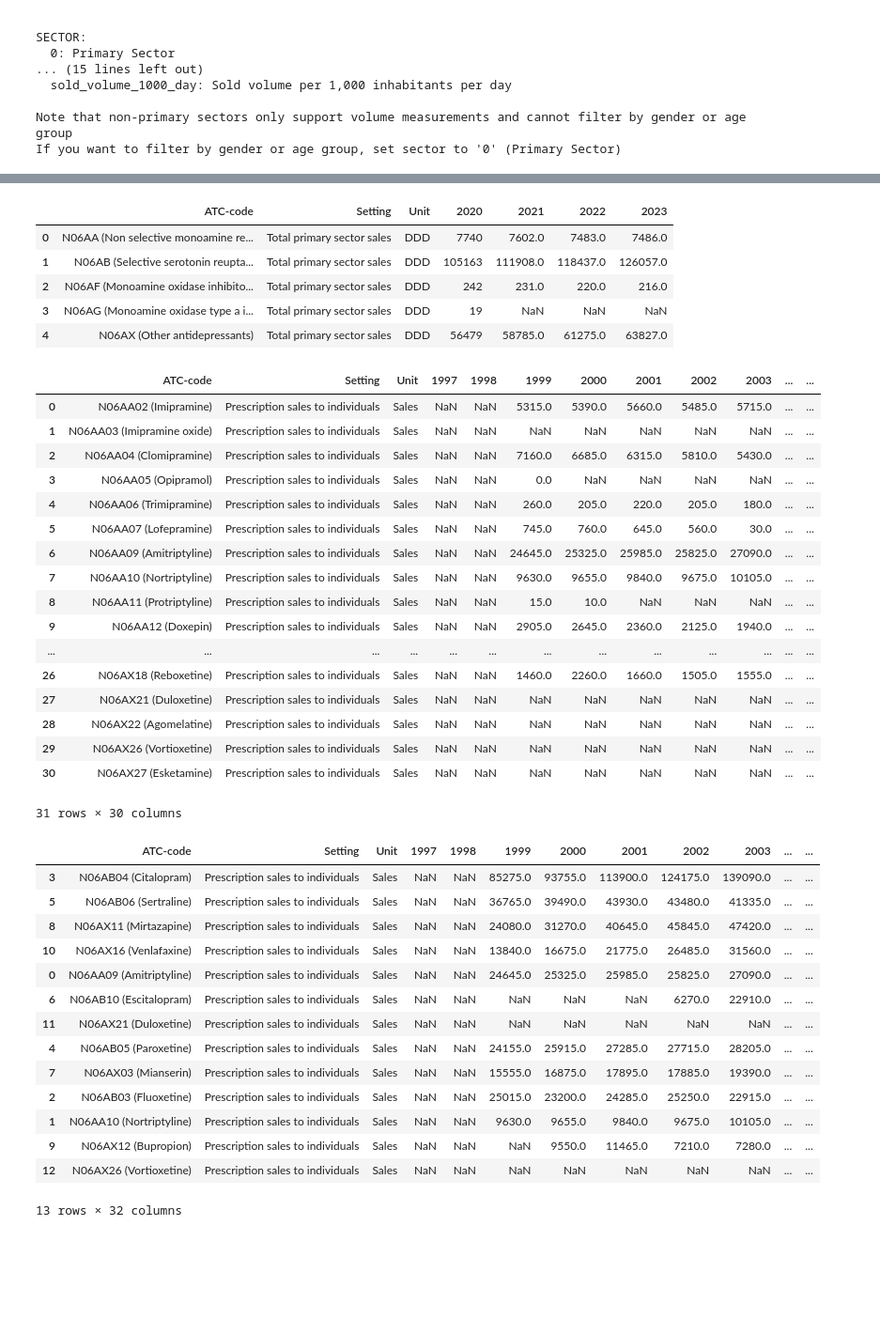
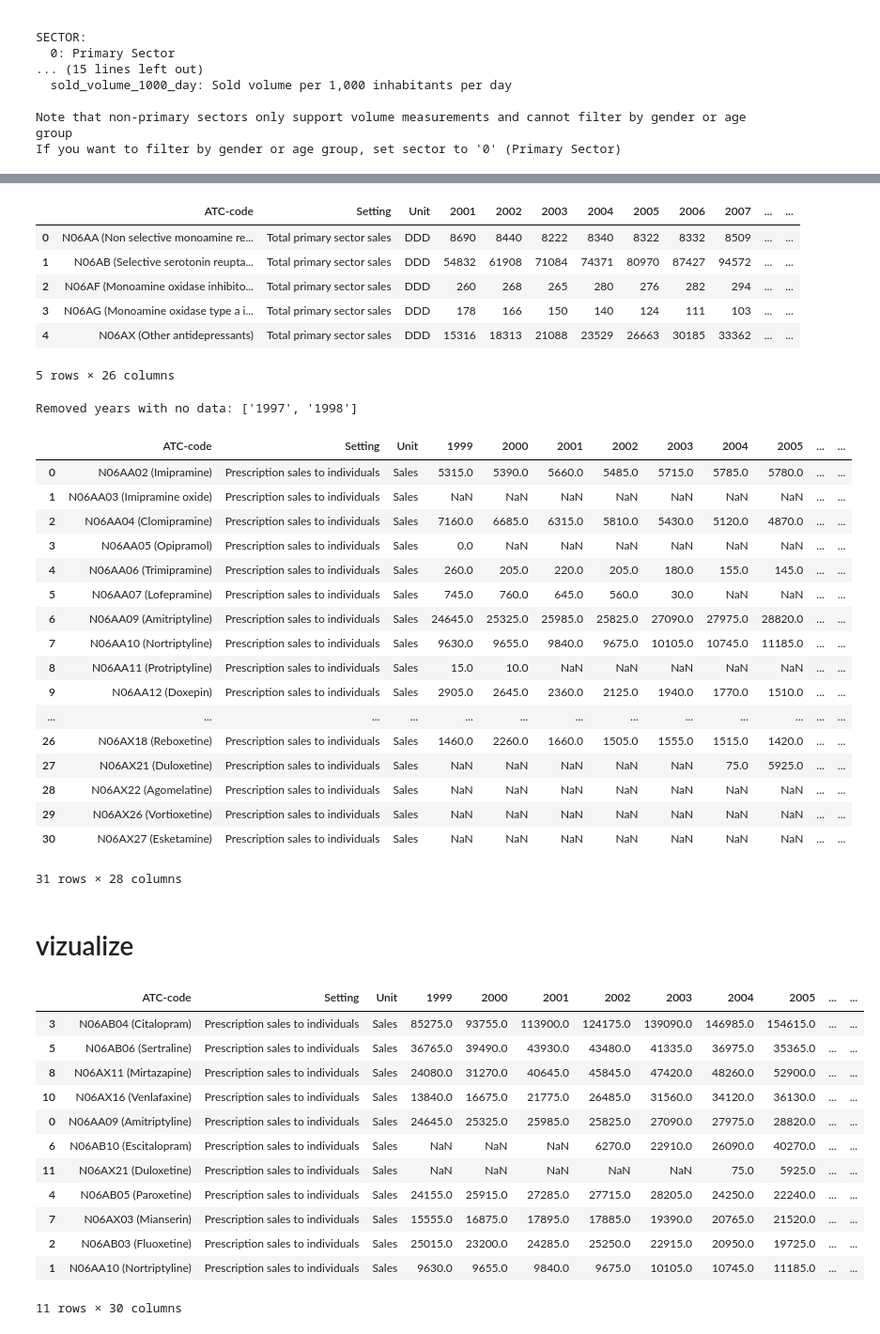
Before and after one commit to jarolim14/MedStatViz, a Jupyter notebook: ExampleUsage.ipynb, the cells around one changed output, grey strips where cells are left out. Shown at 94% size. Saved outputs shown, nothing was run; the diff lists cells and outputs as text; code cells hidden in the pictures; blank space fills up the shorter version.

```diff
--- a/ExampleUsage.ipynb
+++ b/ExampleUsage.ipynb
@@ -58,7 +61,7 @@ SECTOR:
 Note that non-primary sectors only support volume measurements and cannot filter by gender or age group
 If you want to filter by gender or age group, set sector to '0' (Primary Sector)
 # %%
-years = [str(year) for year in range(2020, 2024)]
+years = [str(year) for year in range(2001, 2024)]
 
 medstat_url_volume = generator.generate_url(
     n06a_cats,
@@ -152,12 +155,13 @@ except Exception as e:
 
 df
 # %% [output]
-|  | ATC-code | Setting | Unit | 2020 | 2021 | 2022 | 2023 |
-| 0 | N06AA (Non selective monoamine re... | Total primary sector sales | DDD | 7740 | 7602.0 | 7483.0 | 7486.0 |
-| 1 | N06AB (Selective serotonin reupta... | Total primary sector sales | DDD | 105163 | 111908.0 | 118437.0 | 126057.0 |
-| 2 | N06AF (Monoamine oxidase inhibito... | Total primary sector sales | DDD | 242 | 231.0 | 220.0 | 216.0 |
-| 3 | N06AG (Monoamine oxidase type a i... | Total primary sector sales | DDD | 19 | NaN | NaN | NaN |
-| 4 | N06AX (Other antidepressants) | Total primary sector sales | DDD | 56479 | 58785.0 | 61275.0 | 63827.0 |
+|  | ATC-code | Setting | Unit | 2001 | 2002 | 2003 | 2004 | 2005 | 2006 | 2007 | ... | ... |
+| 0 | N06AA (Non selective monoamine re... | Total primary sector sales | DDD | 8690 | 8440 | 8222 | 8340 | 8322 | 8332 | 8509 | ... | ... |
+| 1 | N06AB (Selective serotonin reupta... | Total primary sector sales | DDD | 54832 | 61908 | 71084 | 74371 | 80970 | 87427 | 94572 | ... | ... |
+| 2 | N06AF (Monoamine oxidase inhibito... | Total primary sector sales | DDD | 260 | 268 | 265 | 280 | 276 | 282 | 294 | ... | ... |
+| 3 | N06AG (Monoamine oxidase type a i... | Total primary sector sales | DDD | 178 | 166 | 150 | 140 | 124 | 111 | 103 | ... | ... |
+| 4 | N06AX (Other antidepressants) | Total primary sector sales | DDD | 15316 | 18313 | 21088 | 23529 | 26663 | 30185 | 33362 | ... | ... |
+5 rows × 26 columns
 # %%
 urls = [
     medstat_url_volume,
@@ -187,24 +191,26 @@ for i, url in enumerate(urls):
     # Format the parsed data into a DataFrame
     df = scraper.format_dataframe()
     table_data_dict[urls_strings[i]] = df
+# %% [output]
+Removed years with no data: ['1997', '1998']
 # %%
 table_data_dict["medstat_url_all_years_all_atc"]
 # %% [output]
-|  | ATC-code | Setting | Unit | 1997 | 1998 | 1999 | 2000 | 2001 | 2002 | 2003 | ... | ... |
-| 0 | N06AA02 (Imipramine) | Prescription sales to individuals | Sales | NaN | NaN | 5315.0 | 5390.0 | 5660.0 | 5485.0 | 5715.0 | ... | ... |
+|  | ATC-code | Setting | Unit | 1999 | 2000 | 2001 | 2002 | 2003 | 2004 | 2005 | ... | ... |
+| 0 | N06AA02 (Imipramine) | Prescription sales to individuals | Sales | 5315.0 | 5390.0 | 5660.0 | 5485.0 | 5715.0 | 5785.0 | 5780.0 | ... | ... |
 | 1 | N06AA03 (Imipramine oxide) | Prescription sales to individuals | Sales | NaN | NaN | NaN | NaN | NaN | NaN | NaN | ... | ... |
-| 2 | N06AA04 (Clomipramine) | Prescription sales to individuals | Sales | NaN | NaN | 7160.0 | 6685.0 | 6315.0 | 5810.0 | 5430.0 | ... | ... |
-| 3 | N06AA05 (Opipramol) | Prescription sales to individuals | Sales | NaN | NaN | 0.0 | NaN | NaN | NaN | NaN | ... | ... |
-| 4 | N06AA06 (Trimipramine) | Prescription sales to individuals | Sales | NaN | NaN | 260.0 | 205.0 | 220.0 | 205.0 | 180.0 | ... | ... |
-| 5 | N06AA07 (Lofepramine) | Prescription sales to individuals | Sales | NaN | NaN | 745.0 | 760.0 | 645.0 | 560.0 | 30.0 | ... | ... |
-| 6 | N06AA09 (Amitriptyline) | Prescription sales to individuals | Sales | NaN | NaN | 24645.0 | 25325.0 | 25985.0 | 25825.0 | 27090.0 | ... | ... |
-| 7 | N06AA10 (Nortriptyline) | Prescription sales to individuals | Sales | NaN | NaN | 9630.0 | 9655.0 | 9840.0 | 9675.0 | 10105.0 | ... | ... |
-| 8 | N06AA11 (Protriptyline) | Prescription sales to individuals | Sales | NaN | NaN | 15.0 | 10.0 | NaN | NaN | NaN | ... | ... |
-| 9 | N06AA12 (Doxepin) | Prescription sales to individuals | Sales | NaN | NaN | 2905.0 | 2645.0 | 2360.0 | 2125.0 | 1940.0 | ... | ... |
+| 2 | N06AA04 (Clomipramine) | Prescription sales to individuals | Sales | 7160.0 | 6685.0 | 6315.0 | 5810.0 | 5430.0 | 5120.0 | 4870.0 | ... | ... |
+| 3 | N06AA05 (Opipramol) | Prescription sales to individuals | Sales | 0.0 | NaN | NaN | NaN | NaN | NaN | NaN | ... | ... |
+| 4 | N06AA06 (Trimipramine) | Prescription sales to individuals | Sales | 260.0 | 205.0 | 220.0 | 205.0 | 180.0 | 155.0 | 145.0 | ... | ... |
+| 5 | N06AA07 (Lofepramine) | Prescription sales to individuals | Sales | 745.0 | 760.0 | 645.0 | 560.0 | 30.0 | NaN | NaN | ... | ... |
+| 6 | N06AA09 (Amitriptyline) | Prescription sales to individuals | Sales | 24645.0 | 25325.0 | 25985.0 | 25825.0 | 27090.0 | 27975.0 | 28820.0 | ... | ... |
+| 7 | N06AA10 (Nortriptyline) | Prescription sales to individuals | Sales | 9630.0 | 9655.0 | 9840.0 | 9675.0 | 10105.0 | 10745.0 | 11185.0 | ... | ... |
+| 8 | N06AA11 (Protriptyline) | Prescription sales to individuals | Sales | 15.0 | 10.0 | NaN | NaN | NaN | NaN | NaN | ... | ... |
+| 9 | N06AA12 (Doxepin) | Prescription sales to individuals | Sales | 2905.0 | 2645.0 | 2360.0 | 2125.0 | 1940.0 | 1770.0 | 1510.0 | ... | ... |
 | ... | ... | ... | ... | ... | ... | ... | ... | ... | ... | ... | ... | ... |
-| 26 | N06AX18 (Reboxetine) | Prescription sales to individuals | Sales | NaN | NaN | 1460.0 | 2260.0 | 1660.0 | 1505.0 | 1555.0 | ... | ... |
-| 27 | N06AX21 (Duloxetine) | Prescription sales to individuals | Sales | NaN | NaN | NaN | NaN | NaN | NaN | NaN | ... | ... |
+| 26 | N06AX18 (Reboxetine) | Prescription sales to individuals | Sales | 1460.0 | 2260.0 | 1660.0 | 1505.0 | 1555.0 | 1515.0 | 1420.0 | ... | ... |
+| 27 | N06AX21 (Duloxetine) | Prescription sales to individuals | Sales | NaN | NaN | NaN | NaN | NaN | 75.0 | 5925.0 | ... | ... |
 | 28 | N06AX22 (Agomelatine) | Prescription sales to individuals | Sales | NaN | NaN | NaN | NaN | NaN | NaN | NaN | ... | ... |
 | 29 | N06AX26 (Vortioxetine) | Prescription sales to individuals | Sales | NaN | NaN | NaN | NaN | NaN | NaN | NaN | ... | ... |
 | 30 | N06AX27 (Esketamine) | Prescription sales to individuals | Sales | NaN | NaN | NaN | NaN | NaN | NaN | NaN | ... | ... |
-31 rows × 30 columns
+31 rows × 28 columns
@@ -213,28 +217,28 @@ table_data_dict["medstat_url_all_years_all_atc"]
+# %% [markdown]
+# vizualize
 # %%
 # remove rows where max value is below 10000
 df = table_data_dict["medstat_url_all_years_all_atc"]
 year_cols = [col for col in df.columns if col.isdigit()]
 df["max_value"] = df[year_cols].max(axis=1)
 df["sum_value"] = df[year_cols].sum(axis=1)
 df = df[df["max_value"] > 10000].reset_index(drop=True)
 df.sort_values("sum_value", ascending=False, inplace=True)
-df
+df.head(11)
 # %% [output]
-|  | ATC-code | Setting | Unit | 1997 | 1998 | 1999 | 2000 | 2001 | 2002 | 2003 | ... | ... |
-| 3 | N06AB04 (Citalopram) | Prescription sales to individuals | Sales | NaN | NaN | 85275.0 | 93755.0 | 113900.0 | 124175.0 | 139090.0 | ... | ... |
-| 5 | N06AB06 (Sertraline) | Prescription sales to individuals | Sales | NaN | NaN | 36765.0 | 39490.0 | 43930.0 | 43480.0 | 41335.0 | ... | ... |
-| 8 | N06AX11 (Mirtazapine) | Prescription sales to individuals | Sales | NaN | NaN | 24080.0 | 31270.0 | 40645.0 | 45845.0 | 47420.0 | ... | ... |
-| 10 | N06AX16 (Venlafaxine) | Prescription sales to individuals | Sales | NaN | NaN | 13840.0 | 16675.0 | 21775.0 | 26485.0 | 31560.0 | ... | ... |
-| 0 | N06AA09 (Amitriptyline) | Prescription sales to individuals | Sales | NaN | NaN | 24645.0 | 25325.0 | 25985.0 | 25825.0 | 27090.0 | ... | ... |
-| 6 | N06AB10 (Escitalopram) | Prescription sales to individuals | Sales | NaN | NaN | NaN | NaN | NaN | 6270.0 | 22910.0 | ... | ... |
-| 11 | N06AX21 (Duloxetine) | Prescription sales to individuals | Sales | NaN | NaN | NaN | NaN | NaN | NaN | NaN | ... | ... |
-| 4 | N06AB05 (Paroxetine) | Prescription sales to individuals | Sales | NaN | NaN | 24155.0 | 25915.0 | 27285.0 | 27715.0 | 28205.0 | ... | ... |
-| 7 | N06AX03 (Mianserin) | Prescription sales to individuals | Sales | NaN | NaN | 15555.0 | 16875.0 | 17895.0 | 17885.0 | 19390.0 | ... | ... |
-| 2 | N06AB03 (Fluoxetine) | Prescription sales to individuals | Sales | NaN | NaN | 25015.0 | 23200.0 | 24285.0 | 25250.0 | 22915.0 | ... | ... |
-| 1 | N06AA10 (Nortriptyline) | Prescription sales to individuals | Sales | NaN | NaN | 9630.0 | 9655.0 | 9840.0 | 9675.0 | 10105.0 | ... | ... |
-| 9 | N06AX12 (Bupropion) | Prescription sales to individuals | Sales | NaN | NaN | NaN | 9550.0 | 11465.0 | 7210.0 | 7280.0 | ... | ... |
-| 12 | N06AX26 (Vortioxetine) | Prescription sales to individuals | Sales | NaN | NaN | NaN | NaN | NaN | NaN | NaN | ... | ... |
+|  | ATC-code | Setting | Unit | 1999 | 2000 | 2001 | 2002 | 2003 | 2004 | 2005 | ... | ... |
+| 3 | N06AB04 (Citalopram) | Prescription sales to individuals | Sales | 85275.0 | 93755.0 | 113900.0 | 124175.0 | 139090.0 | 146985.0 | 154615.0 | ... | ... |
+| 5 | N06AB06 (Sertraline) | Prescription sales to individuals | Sales | 36765.0 | 39490.0 | 43930.0 | 43480.0 | 41335.0 | 36975.0 | 35365.0 | ... | ... |
+| 8 | N06AX11 (Mirtazapine) | Prescription sales to individuals | Sales | 24080.0 | 31270.0 | 40645.0 | 45845.0 | 47420.0 | 48260.0 | 52900.0 | ... | ... |
+| 10 | N06AX16 (Venlafaxine) | Prescription sales to individuals | Sales | 13840.0 | 16675.0 | 21775.0 | 26485.0 | 31560.0 | 34120.0 | 36130.0 | ... | ... |
+| 0 | N06AA09 (Amitriptyline) | Prescription sales to individuals | Sales | 24645.0 | 25325.0 | 25985.0 | 25825.0 | 27090.0 | 27975.0 | 28820.0 | ... | ... |
+| 6 | N06AB10 (Escitalopram) | Prescription sales to individuals | Sales | NaN | NaN | NaN | 6270.0 | 22910.0 | 26090.0 | 40270.0 | ... | ... |
+| 11 | N06AX21 (Duloxetine) | Prescription sales to individuals | Sales | NaN | NaN | NaN | NaN | NaN | 75.0 | 5925.0 | ... | ... |
+| 4 | N06AB05 (Paroxetine) | Prescription sales to individuals | Sales | 24155.0 | 25915.0 | 27285.0 | 27715.0 | 28205.0 | 24250.0 | 22240.0 | ... | ... |
+| 7 | N06AX03 (Mianserin) | Prescription sales to individuals | Sales | 15555.0 | 16875.0 | 17895.0 | 17885.0 | 19390.0 | 20765.0 | 21520.0 | ... | ... |
+| 2 | N06AB03 (Fluoxetine) | Prescription sales to individuals | Sales | 25015.0 | 23200.0 | 24285.0 | 25250.0 | 22915.0 | 20950.0 | 19725.0 | ... | ... |
+| 1 | N06AA10 (Nortriptyline) | Prescription sales to individuals | Sales | 9630.0 | 9655.0 | 9840.0 | 9675.0 | 10105.0 | 10745.0 | 11185.0 | ... | ... |
-13 rows × 32 columns
+11 rows × 30 columns
 # %%
 from MedStatPlotter import MedStatPlotter
 # %%
```
Also changed, not shown: parts of 12 cells of this notebook, 1 other file.
